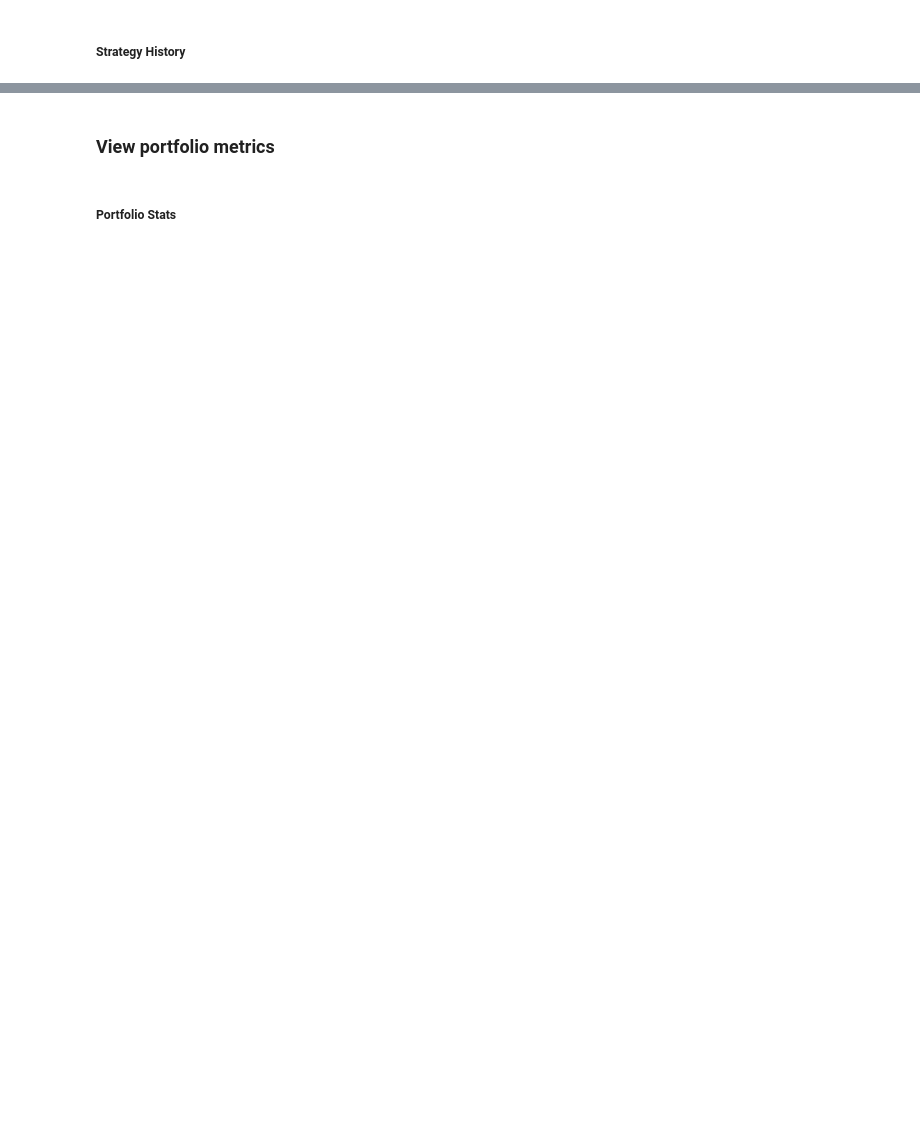
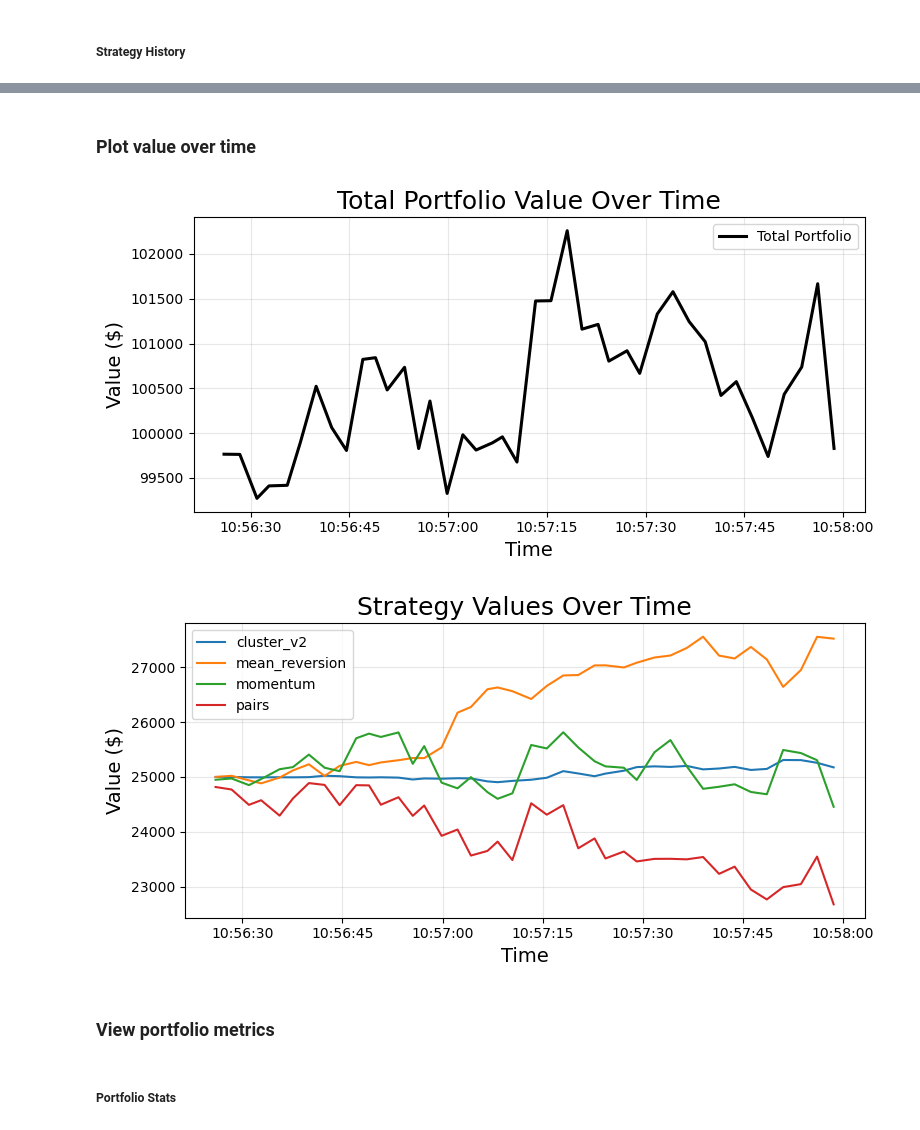
Before and after one commit to parkercarrus/infrastructure, a Jupyter notebook: src/read_db.ipynb, the cells around one changed output, grey strips where cells are left out. Drawn from its saved outputs; the diff is of its cells as text; code cells hidden in the pictures; blank space fills up the shorter version.

```diff
--- a/src/read_db.ipynb
+++ b/src/read_db.ipynb
@@ -66,3 +70,51 @@ display(strategy_history)
+# %% [markdown]
+### Plot value over time
+# %%
+import matplotlib.pyplot as plt
+import pandas as pd
+
+def plot_portfolio(portfolio: pd.DataFrame):
+    plt.figure(figsize=(8, 4))
+
+    plt.plot(
+        pd.to_datetime(portfolio["timestamp"]),
+        portfolio["total_value"],
+        color="black",
+        linewidth=2.2,
+        label="Total Portfolio"
+    )
+
+    plt.title("Total Portfolio Value Over Time", fontsize=18)
+    plt.xlabel("Time", fontsize=14)
+    plt.ylabel("Value ($)", fontsize=14)
+    plt.grid(alpha=0.3)
+    plt.legend()
+    plt.tight_layout()
+    plt.show()
+
+def plot_strategies(strategies: pd.DataFrame):
+    plt.figure(figsize=(8, 4))
+
+    for strat, df in strategies.groupby("strategy"):
+        plt.plot(
+            pd.to_datetime(df["timestamp"]),
+            df["strategy_value"],
+            label=strat  # auto-colored
+        )
+
+    plt.title("Strategy Values Over Time", fontsize=18)
+    plt.xlabel("Time", fontsize=14)
+    plt.ylabel("Value ($)", fontsize=14)
+    plt.grid(alpha=0.3)
+    plt.legend()
+    plt.tight_layout()
+    plt.show()
+
+plot_portfolio(portfolio_history)
+plot_strategies(strategy_history)
+# %% [output]
+[figure, added]
+[figure, added]
 # %% [markdown]
 ### View portfolio metrics
 # %%
```
Also changed, not shown: parts of 7 cells of this notebook, 11 other files.
